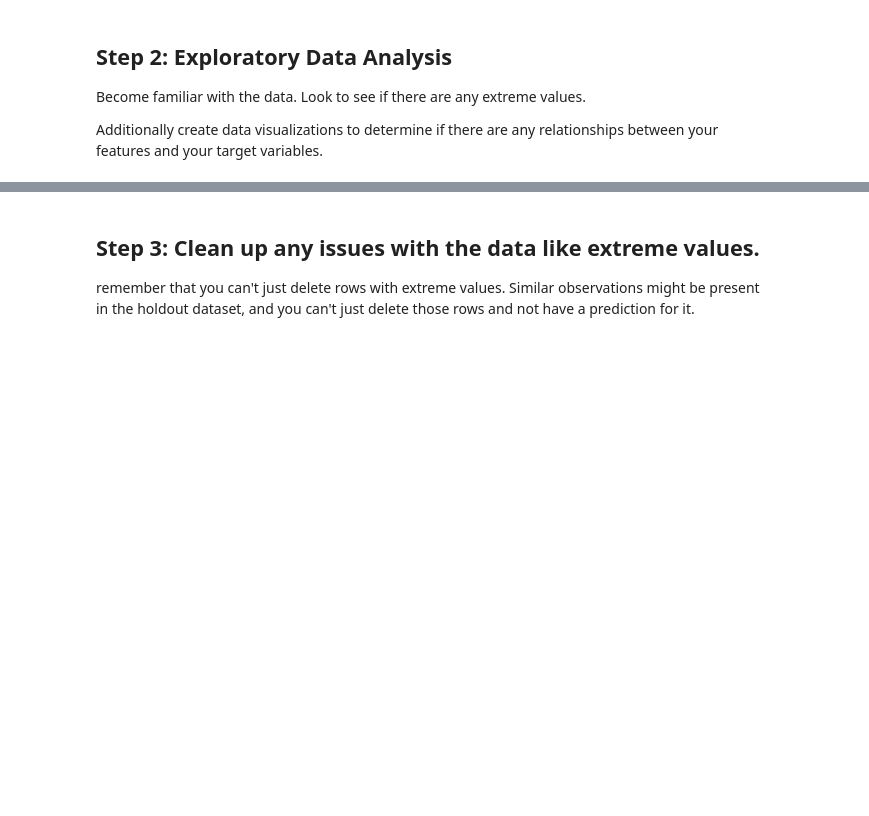
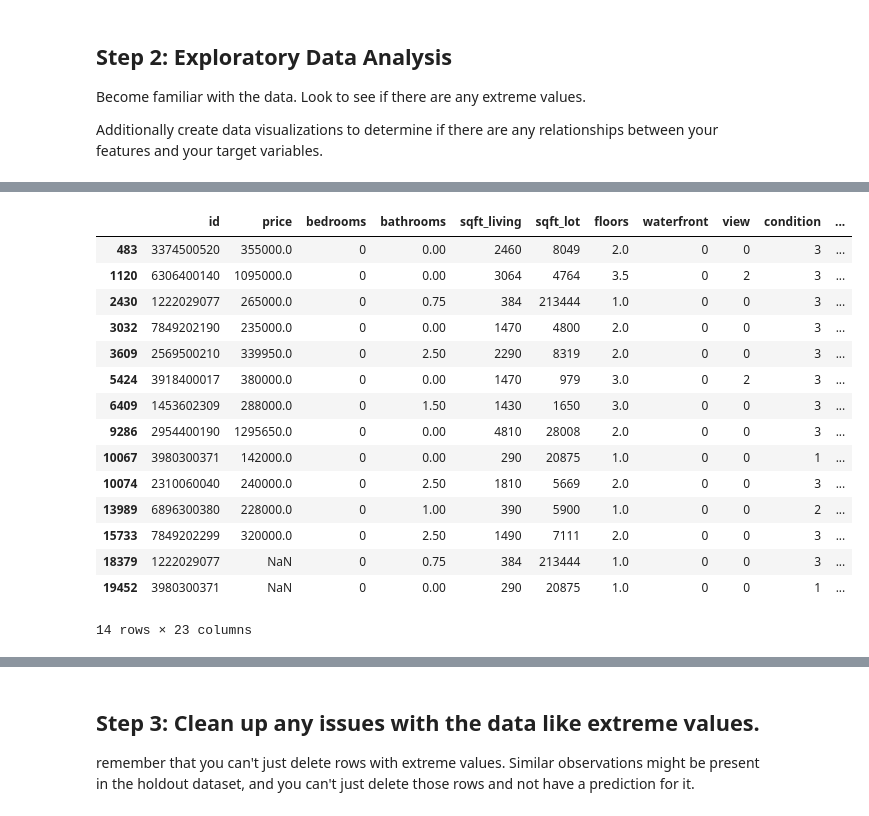
Before and after one commit to binyaz/kings_county_binya_albert_bakeoff, a Jupyter notebook: Applied_practice-Albert-Um.ipynb, the cells around one changed output, grey strips where cells are left out. Drawn from its saved outputs; the diff is of its cells as text; code cells hidden in the pictures; blank space fills up the shorter version.

```diff
--- a/Applied_practice-Albert-Um.ipynb
+++ b/Applied_practice-Albert-Um.ipynb
@@ -157,0 +204,3 @@ Additionally create data visualizations to determine if there are any relationsh
+# %%
+result['year'] = result['date'].apply(lambda x: x[:4]).astype('int64')
+result['year']
@@ -157,0 +230,3 @@ Additionally create data visualizations to determine if there are any relationsh
+# %%
+result['month'] = result['date'].apply(lambda x: x[4:6]).astype('int64')
+result['month']
@@ -157,0 +246,2 @@ Additionally create data visualizations to determine if there are any relationsh
+# %%
+result.drop(columns=['date'], axis=1,inplace=True)
@@ -157,0 +288,2 @@ Additionally create data visualizations to determine if there are any relationsh
+# %%
+result.loc[8597, 'bedrooms'] = 3
@@ -157,0 +350,19 @@ Additionally create data visualizations to determine if there are any relationsh
+# %%
+result.loc[result['bedrooms'].eq(0)]
+# %% [output]
+|  | id | price | bedrooms | bathrooms | sqft_living | sqft_lot | floors | waterfront | view | condition | ... |
+| 483 | 3374500520 | 355000.0 | 0 | 0.00 | 2460 | 8049 | 2.0 | 0 | 0 | 3 | ... |
+| 1120 | 6306400140 | 1095000.0 | 0 | 0.00 | 3064 | 4764 | 3.5 | 0 | 2 | 3 | ... |
+| 2430 | 1222029077 | 265000.0 | 0 | 0.75 | 384 | 213444 | 1.0 | 0 | 0 | 3 | ... |
+| 3032 | 7849202190 | 235000.0 | 0 | 0.00 | 1470 | 4800 | 2.0 | 0 | 0 | 3 | ... |
+| 3609 | 2569500210 | 339950.0 | 0 | 2.50 | 2290 | 8319 | 2.0 | 0 | 0 | 3 | ... |
+| 5424 | 3918400017 | 380000.0 | 0 | 0.00 | 1470 | 979 | 3.0 | 0 | 2 | 3 | ... |
+| 6409 | 1453602309 | 288000.0 | 0 | 1.50 | 1430 | 1650 | 3.0 | 0 | 0 | 3 | ... |
+| 9286 | 2954400190 | 1295650.0 | 0 | 0.00 | 4810 | 28008 | 2.0 | 0 | 0 | 3 | ... |
+| 10067 | 3980300371 | 142000.0 | 0 | 0.00 | 290 | 20875 | 1.0 | 0 | 0 | 1 | ... |
+| 10074 | 2310060040 | 240000.0 | 0 | 2.50 | 1810 | 5669 | 2.0 | 0 | 0 | 3 | ... |
+| 13989 | 6896300380 | 228000.0 | 0 | 1.00 | 390 | 5900 | 1.0 | 0 | 0 | 2 | ... |
+| 15733 | 7849202299 | 320000.0 | 0 | 2.50 | 1490 | 7111 | 2.0 | 0 | 0 | 3 | ... |
+| 18379 | 1222029077 | NaN | 0 | 0.75 | 384 | 213444 | 1.0 | 0 | 0 | 3 | ... |
+| 19452 | 3980300371 | NaN | 0 | 0.00 | 290 | 20875 | 1.0 | 0 | 0 | 1 | ... |
+14 rows × 23 columns
```
Also changed, not shown: parts of 22 cells of this notebook.
